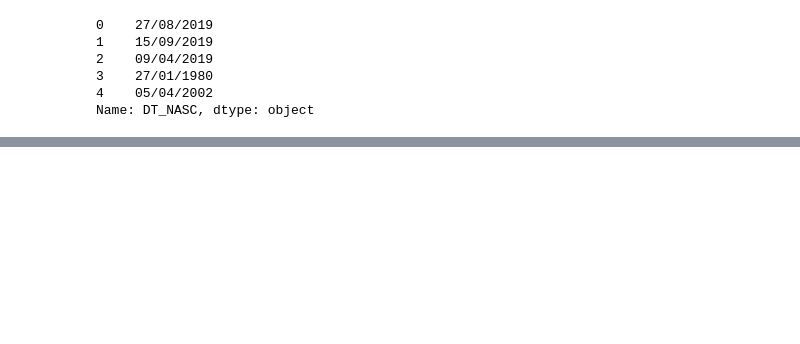
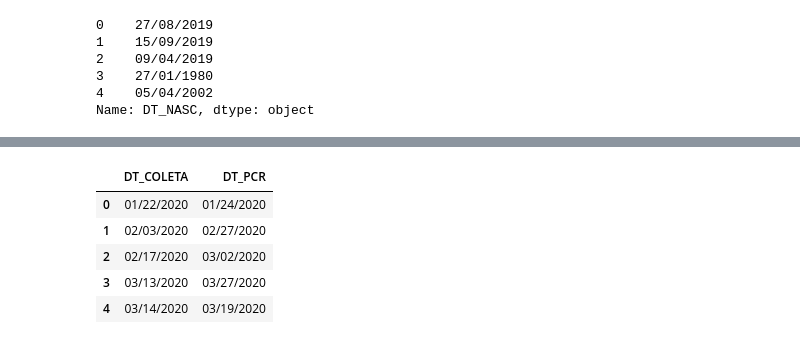
Before and after one commit to raydangaspar/covid-19, a Jupyter notebook: TCC.ipynb, the cells around one changed output, grey strips where cells are left out. Saved outputs shown, nothing was run; the diff lists cells and outputs as text; code cells hidden in the pictures; blank space fills up the shorter version.

```diff
--- a/TCC.ipynb
+++ b/TCC.ipynb
@@ -85,0 +153,21 @@ py.iplot(data)
+# %%
+# Diferença coleta do exame e resultado diagnóstico PCR
+df_test = df_srag.copy()
+
+# Pega linhas sem valores nulos
+df_test = df_test[df_test['DT_COLETA'].notna()]
+df_test = df_test[df_test['DT_PCR'].notna()]
+
+df_test['DT_COLETA'] = df_test.DT_COLETA.apply(fix_data)
+df_test['DT_PCR'] = df_test.DT_PCR.apply(fix_data)
+
+# df_test['Difference'] = df_test['DT_SIN_PRI'].sub(df_test['DT_COLETA'], axis=0)
+
+df_test[['DT_COLETA', 'DT_PCR']].head()
+# %% [output]
+|  | DT_COLETA | DT_PCR |
+| 0 | 01/22/2020 | 01/24/2020 |
+| 1 | 02/03/2020 | 02/27/2020 |
+| 2 | 02/17/2020 | 03/02/2020 |
+| 3 | 03/13/2020 | 03/27/2020 |
+| 4 | 03/14/2020 | 03/19/2020 |
```
Also changed, not shown: parts of 7 cells of this notebook.
